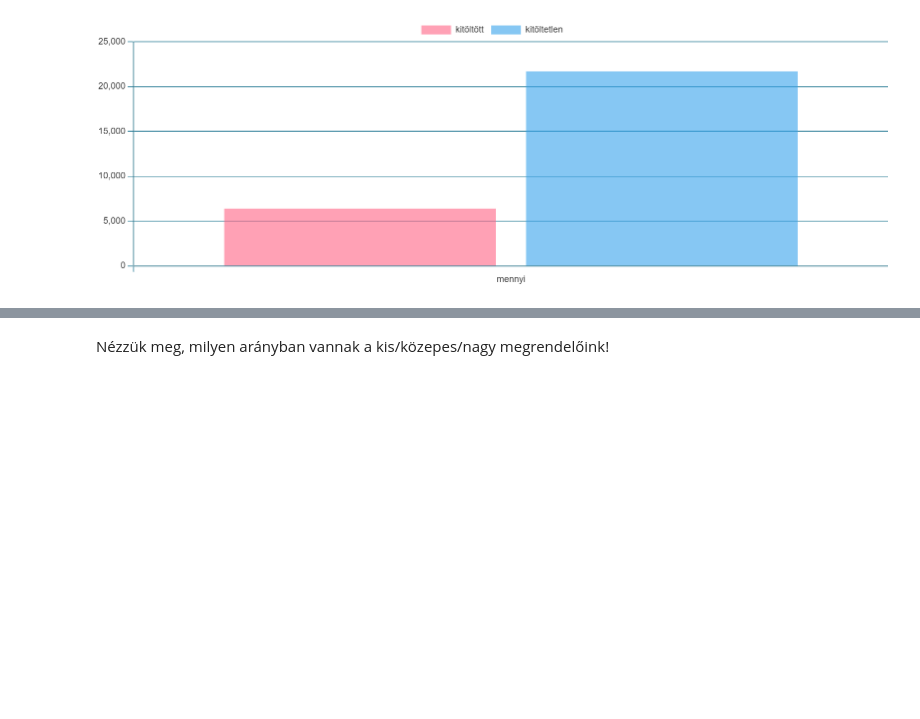
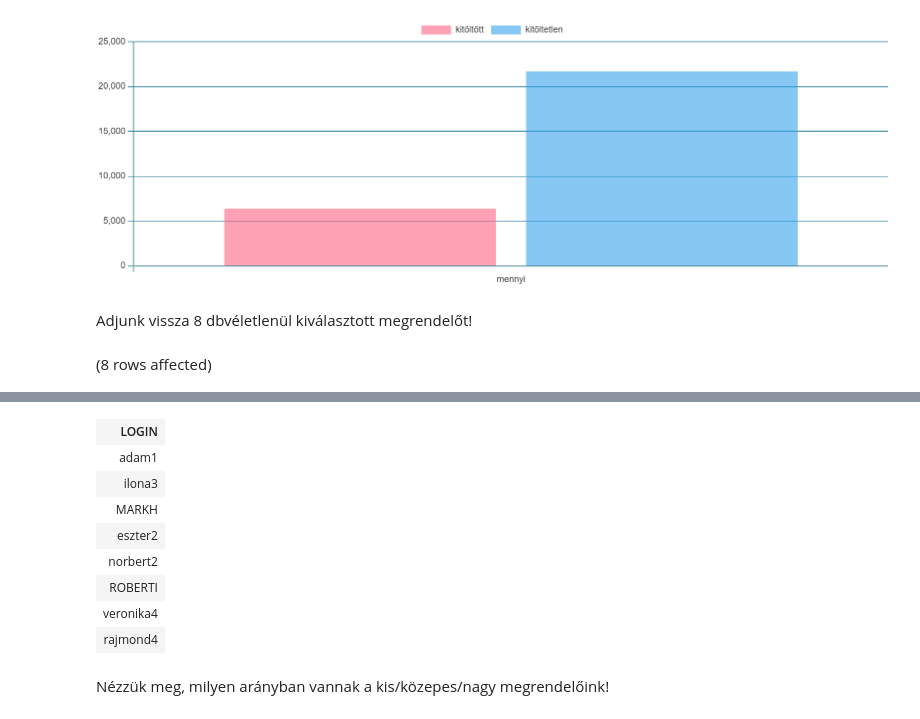
Before and after one commit to szosszi/adatbazis, a Jupyter notebook: hazi_feladat.ipynb, the cells around one changed output, grey strips where cells are left out. Saved outputs shown, nothing was run; the diff lists cells and outputs as text; code cells hidden in the pictures; blank space fills up the shorter version.

```diff
--- a/hazi_feladat.ipynb
+++ b/hazi_feladat.ipynb
@@ -17,3 +57,12 @@ Total execution time: 00:00:02.049
 | kitöltetlen | 21689 |
 # %% [markdown]
 ![](embedded-picture-1)
+# %% [markdown]
+Adjunk vissza 8 dbvéletlenül kiválasztott megrendelőt!
+# %%
+SELECT TOP (8) LOGIN
+FROM Rendeles
+GROUP BY LOGIn
+ORDER BY NEWID()
+# %% [output]
+(8 rows affected)
@@ -20,3 +70,12 @@ Total execution time: 00:00:02.049
+| LOGIN |
+| adam1 |
+| ilona3 |
+| MARKH |
+| eszter2 |
+| norbert2 |
+| ROBERTI |
+| veronika4 |
+| rajmond4 |
 # %% [markdown]
 Nézzük meg, milyen arányban vannak a kis/közepes/nagy megrendelőink!
 # %%
```
Also changed, not shown: parts of 8 cells of this notebook.
